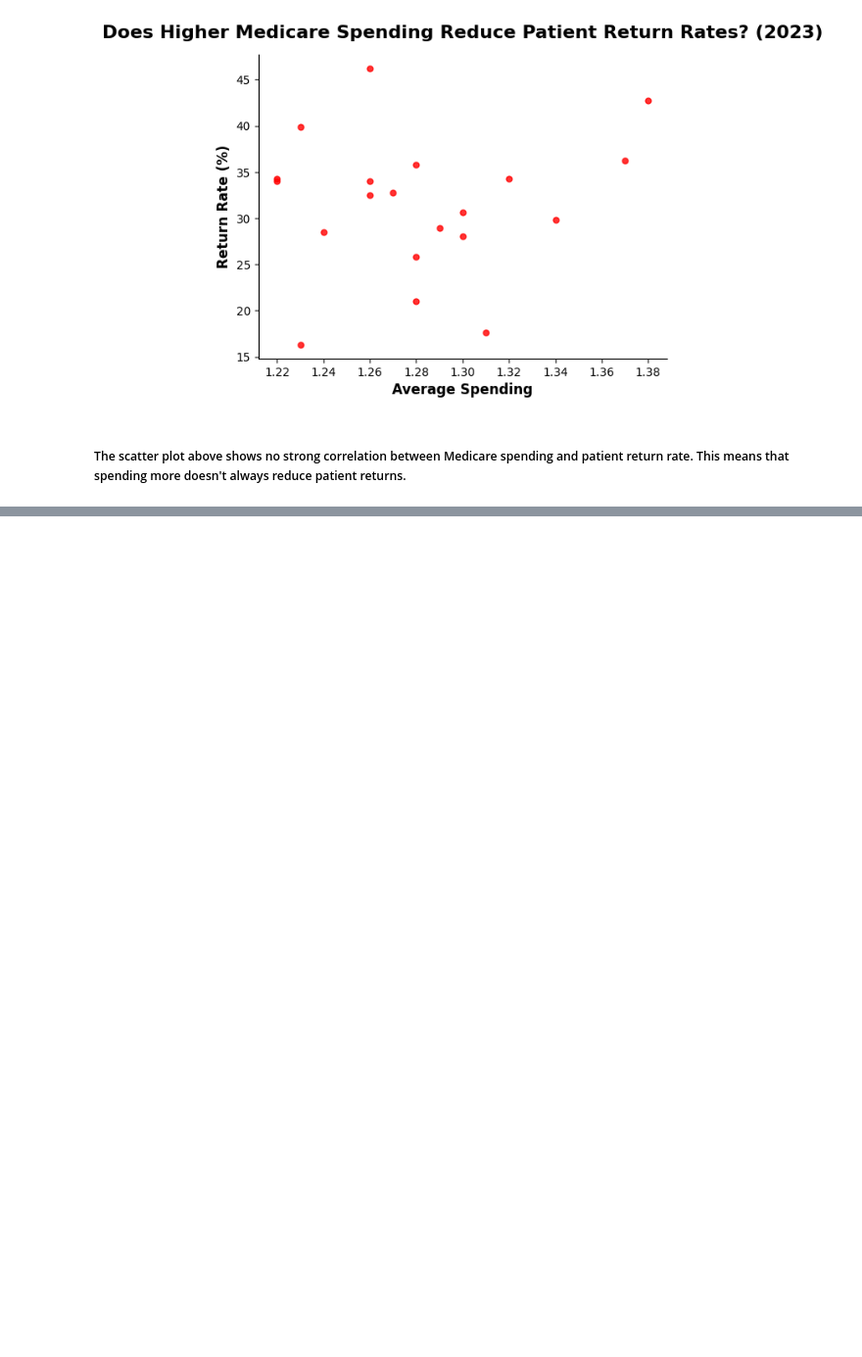
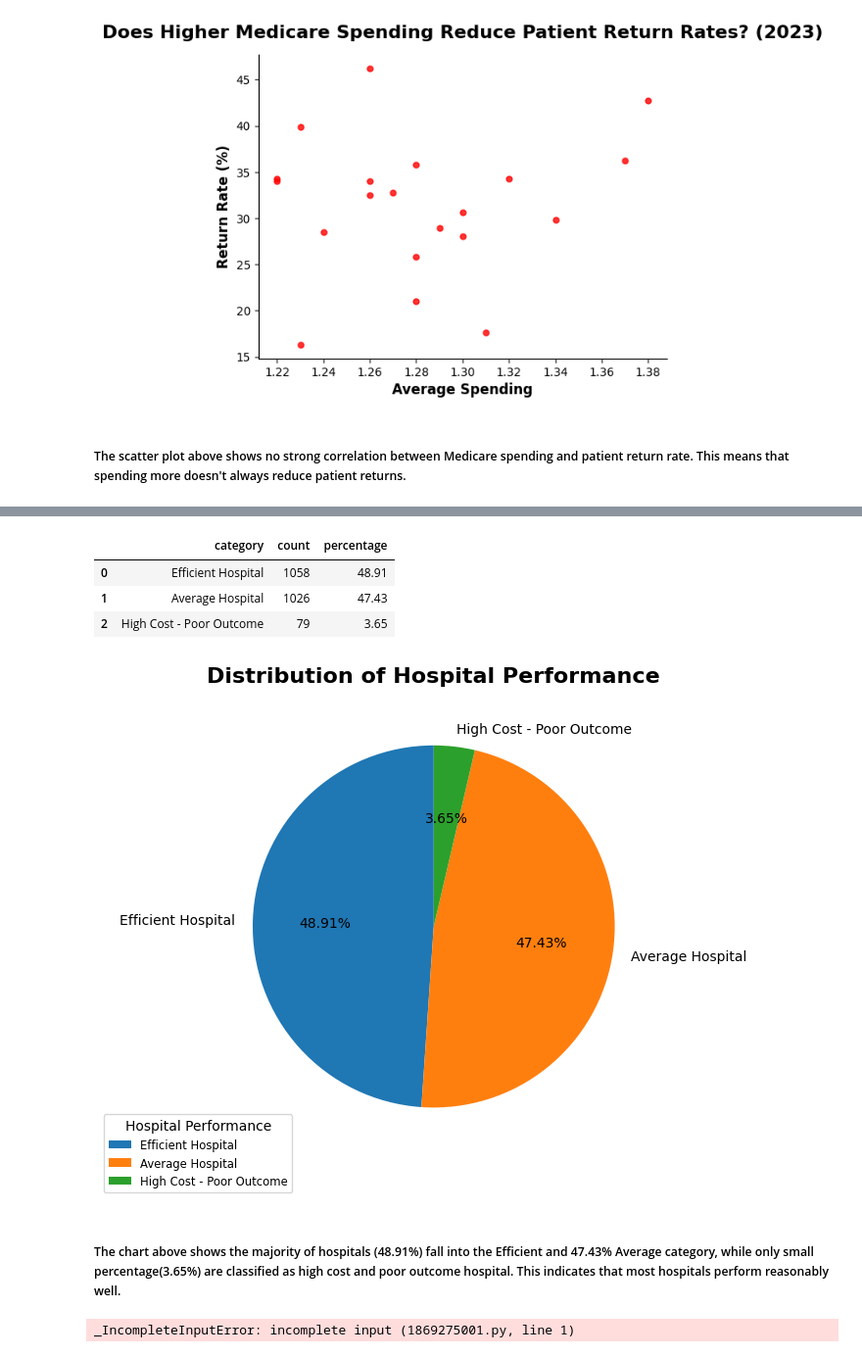
Before and after one commit to Archana-sth/hospital-performance-analysis, a Jupyter notebook: Notebook/hospital_performance_analysis.ipynb, the cells around one changed output, grey strips where cells are left out. Shown at 98% size. Cells and saved outputs as stored; diff of their text form; code cells hidden in the pictures; blank space fills up the shorter version.

Commit message:
SQL quaries and chart added

```diff
--- a/Notebook/hospital_performance_analysis.ipynb
+++ b/Notebook/hospital_performance_analysis.ipynb
@@ -503,0 +876,45 @@ plt.show()
+# %%
+# to better understand the overall hospital distribution of hospital performance, I'm calculating the count and percentage of hospital in each category
+
+performance_summary = result6['hospital_performance']. value_counts(). reset_index()   # counts the hospital in each categoru and converts into a table
+performance_summary.columns = ['category', 'count']   # rename columns
+
+performance_summary['percentage'] = round((performance_summary['count'] / performance_summary['count'].sum())*100,2)  #percentage
+performance_summary
+# %% [output]
+|  | category | count | percentage |
+| 0 | Efficient Hospital | 1058 | 48.91 |
+| 1 | Average Hospital | 1026 | 47.43 |
+| 2 | High Cost - Poor Outcome | 79 | 3.65 |
+# %%
+# Piechart
+plt.figure(figsize=(6,6))
+plt.pie(performance_summary['percentage'],
+        labels = performance_summary['category'],
+        startangle=90,
+        autopct="%1.2f%%")
+
+plt.title('Distribution of Hospital Performance',
+          fontsize=16,
+          fontweight='bold',
+          pad=20,
+          y=0.98)
+
+plt.legend(title="Hospital Performance",
+           loc='lower right',
+           bbox_to_anchor=(0.2, -0.1),  #moves below chart
+           fontsize='small'
+
+           )
+plt.show()
+# %% [output]
+[figure, added]
+# %% [markdown]
+##### The chart above shows the majority of hospitals (48.91%) fall into the Efficient and 47.43% Average category, while only small percentage(3.65%) are classified as high cost and poor outcome hospital. This indicates that most hospitals perform reasonably well.
+# %%
+query7 = '''
+
+result7 = pd.read_sql(query7, connection)
+result7
+# %% [output]
+_IncompleteInputError: incomplete input (1869275001.py, line 1)
```
Also changed, not shown: parts of 36 cells of this notebook, 1 other file.
